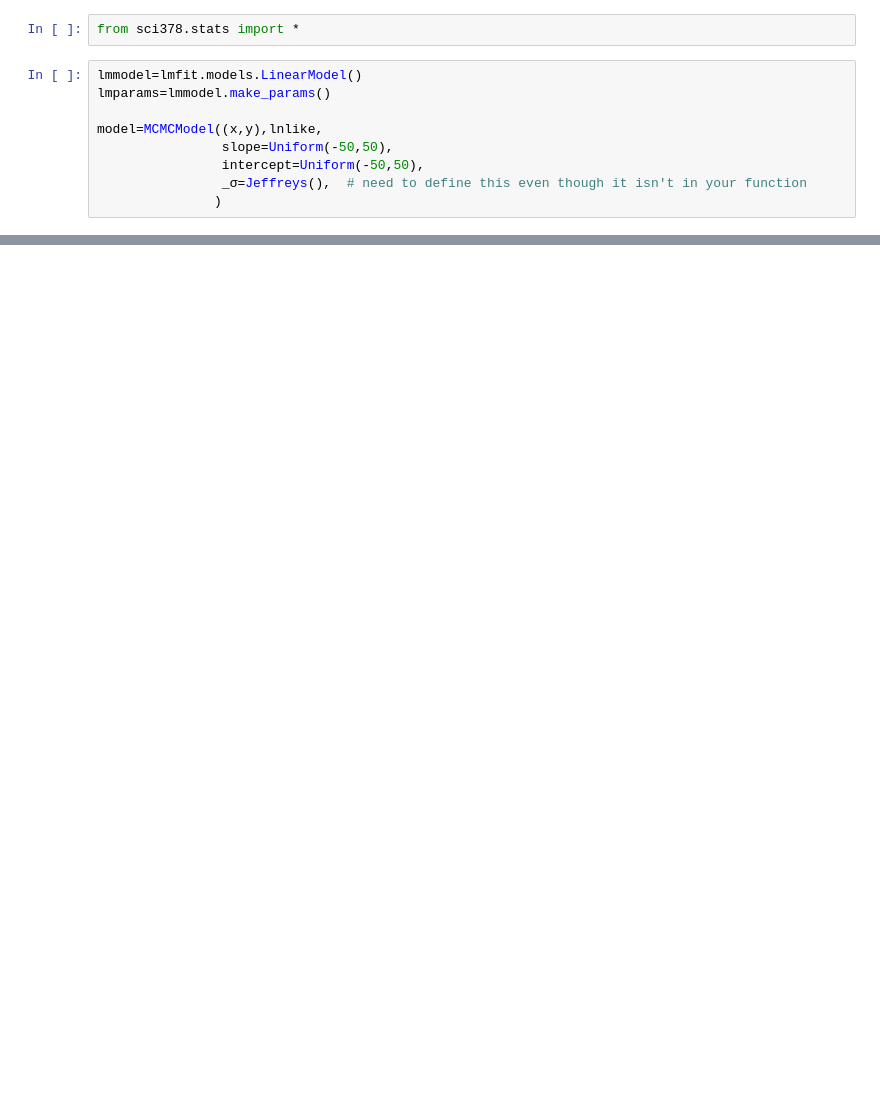
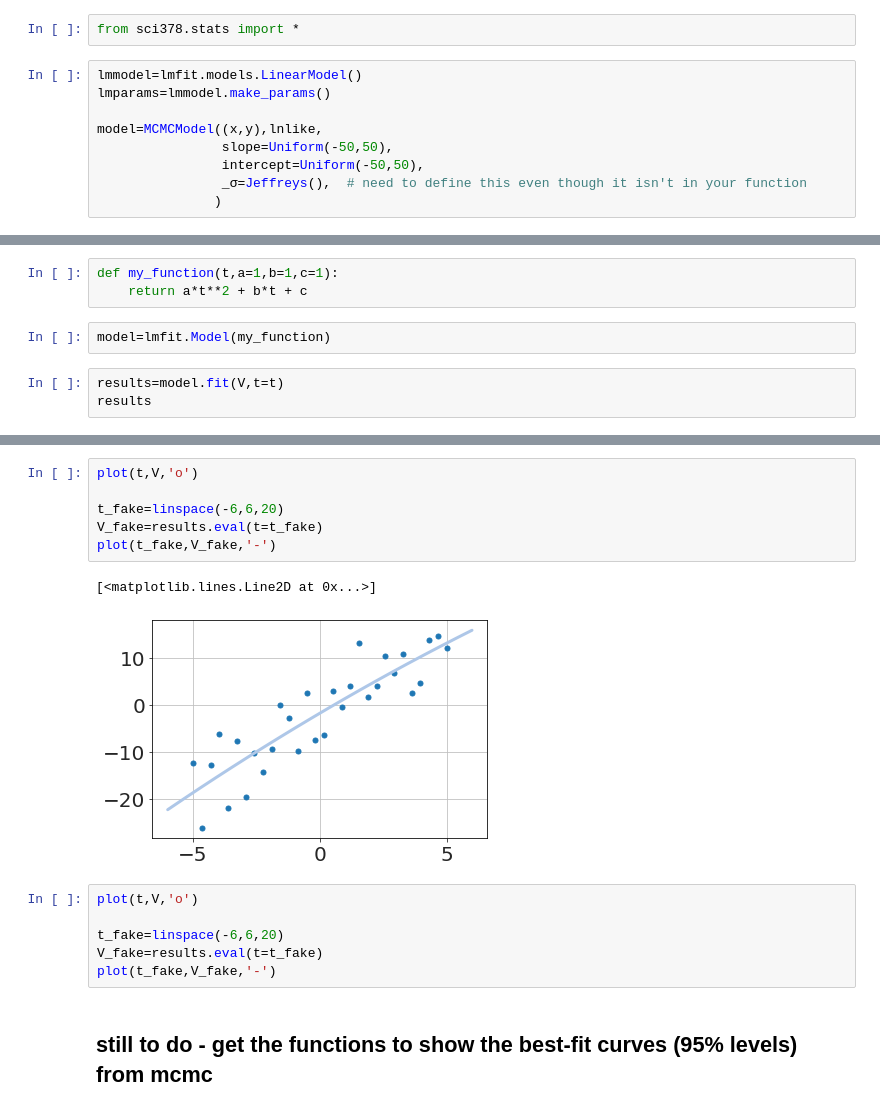
Before and after one commit to bblais/Computer-Programming-for-the-Sciences-Spring-2021, a Jupyter notebook: 2021-04-15 - lmfit with mcmc.ipynb, the cells around one changed output, grey strips where cells are left out. Drawn from its saved outputs; the diff is of its cells as text; blank space fills up the shorter version.

```diff
--- a/2021-04-15 - lmfit with mcmc.ipynb
+++ b/2021-04-15 - lmfit with mcmc.ipynb
@@ -148,0 +162,8 @@ model.triangle_plot()
+# %%
+def my_function(t,a=1,b=1,c=1):
+    return a*t**2 + b*t + c
+# %%
+model=lmfit.Model(my_function)
+# %%
+results=model.fit(V,t=t)
+results
@@ -148,0 +224,17 @@ model.triangle_plot()
+# %%
+plot(t,V,'o')
+
+t_fake=linspace(-6,6,20)
+V_fake=results.eval(t=t_fake)
+plot(t_fake,V_fake,'-')
+# %% [output]
+[<matplotlib.lines.Line2D at 0x...>]
+[figure, added]
+# %%
+plot(t,V,'o')
+
+t_fake=linspace(-6,6,20)
+V_fake=results.eval(t=t_fake)
+plot(t_fake,V_fake,'-')
+# %% [markdown]
+## still to do - get the functions to show the best-fit curves (95% levels) from mcmc
```
Also changed, not shown: parts of 11 cells of this notebook, 3 other files.
